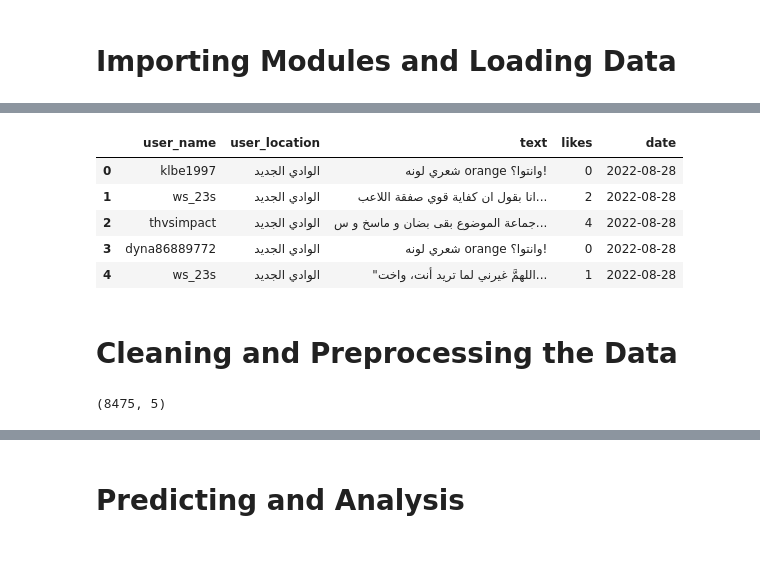
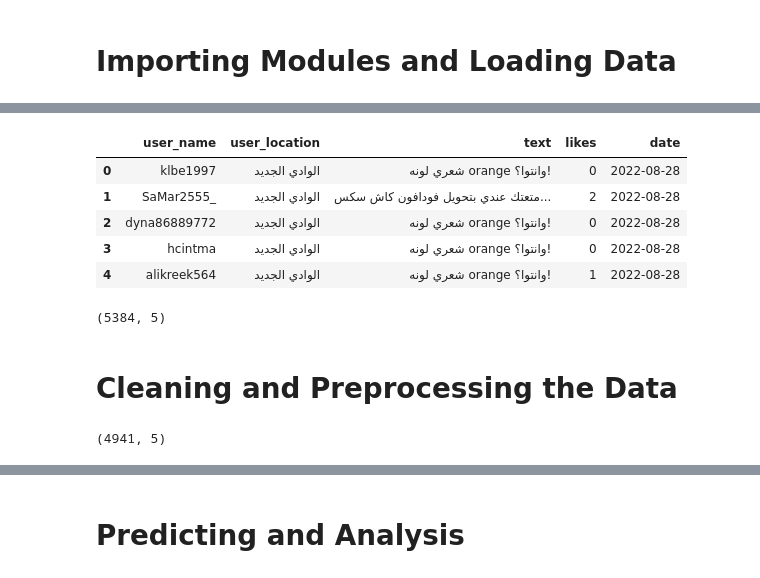
Before and after one commit to 3omara/Arabic-Sentiment-Analysis, a Jupyter notebook: Telecom_Tweets_Analysis.ipynb, the cells around one changed output, grey strips where cells are left out. Cells and saved outputs as stored; diff of their text form; code cells hidden in the pictures.

```diff
--- a/Telecom_Tweets_Analysis.ipynb
+++ b/Telecom_Tweets_Analysis.ipynb
@@ -11,13 +17,17 @@ from dataCleaner import preProcess
 # %%
-tweets_df = pd.read_csv('Datasets/tweets_sns.csv')
+tweets_df = pd.read_csv('Datasets/tweets_sns2.csv')
 tweets_df.head()
 # %% [output]
 |  | user_name | user_location | text | likes | date |
 | 0 | klbe1997 | الوادي الجديد | شعري لونه orange وانتوا؟! | 0 | 2022-08-28 |
-| 1 | ws_23s | الوادي الجديد | انا بقول ان كفاية قوي صفقة اللاعب... | 2 | 2022-08-28 |
-| 2 | thvsimpact | الوادي الجديد | جماعة الموضوع بقى بضان و ماسخ و س... | 4 | 2022-08-28 |
-| 3 | dyna86889772 | الوادي الجديد | شعري لونه orange وانتوا؟! | 0 | 2022-08-28 |
-| 4 | ws_23s | الوادي الجديد | "اللهمَّ غيرني لما تريد أنت، واخت... | 1 | 2022-08-28 |
+| 1 | SaMar2555_ | الوادي الجديد | متعتك عندي بتحويل فودافون كاش سكس... | 2 | 2022-08-28 |
+| 2 | dyna86889772 | الوادي الجديد | شعري لونه orange وانتوا؟! | 0 | 2022-08-28 |
+| 3 | hcintma | الوادي الجديد | شعري لونه orange وانتوا؟! | 0 | 2022-08-28 |
+| 4 | alikreek564 | الوادي الجديد | شعري لونه orange وانتوا؟! | 1 | 2022-08-28 |
+# %%
+tweets_df.shape
+# %% [output]
+(5384, 5)
 # %% [markdown]
 # Cleaning and Preprocessing the Data
 # %%
@@ -29,4 +39,4 @@ drop_indeces = tweets_df[(tweets_df['text'].str.contains(keep_regex)==False) | (
 tweets_df.drop(drop_indeces, inplace=True)
 tweets_df.shape
 # %% [output]
-(8475, 5)
+(4941, 5)
```
Also changed, not shown: parts of 11 cells of this notebook, 12 other files.
